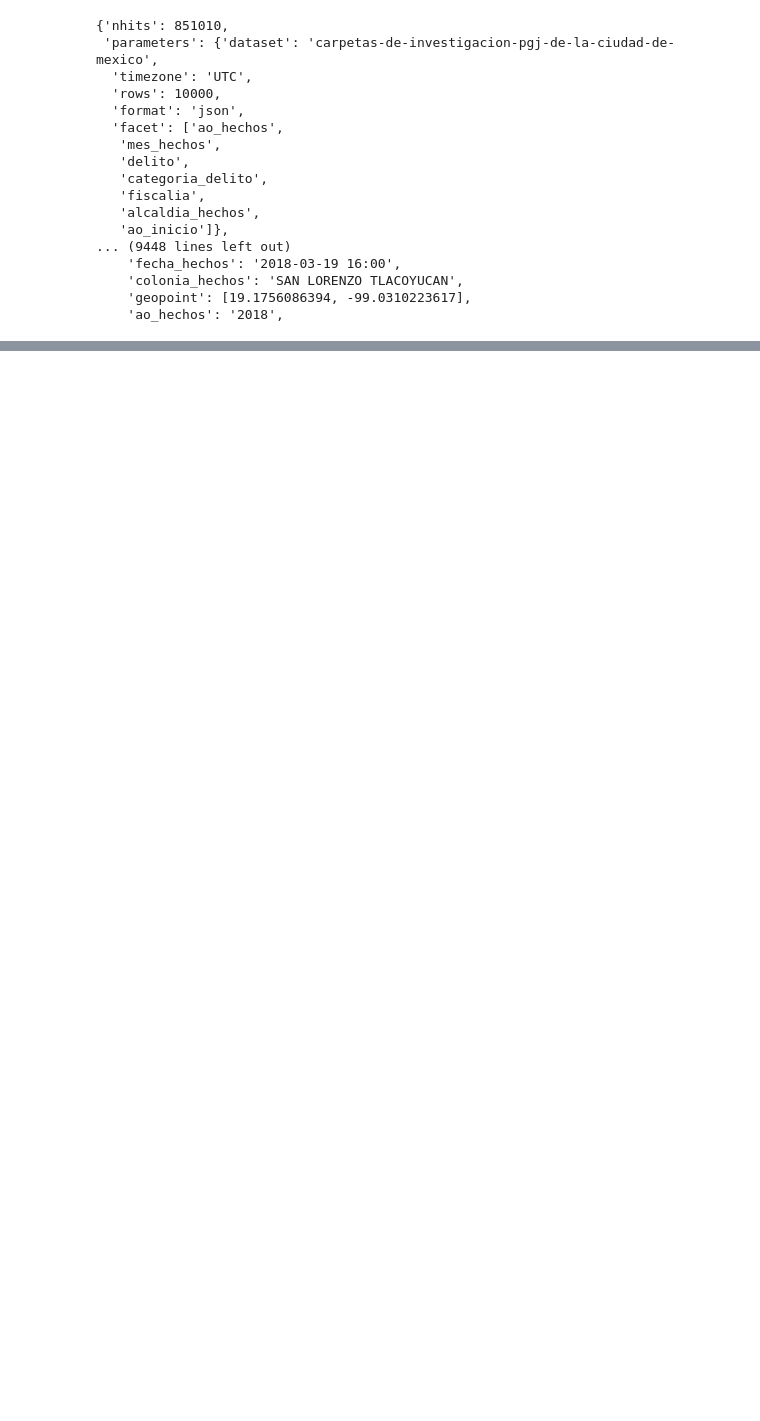
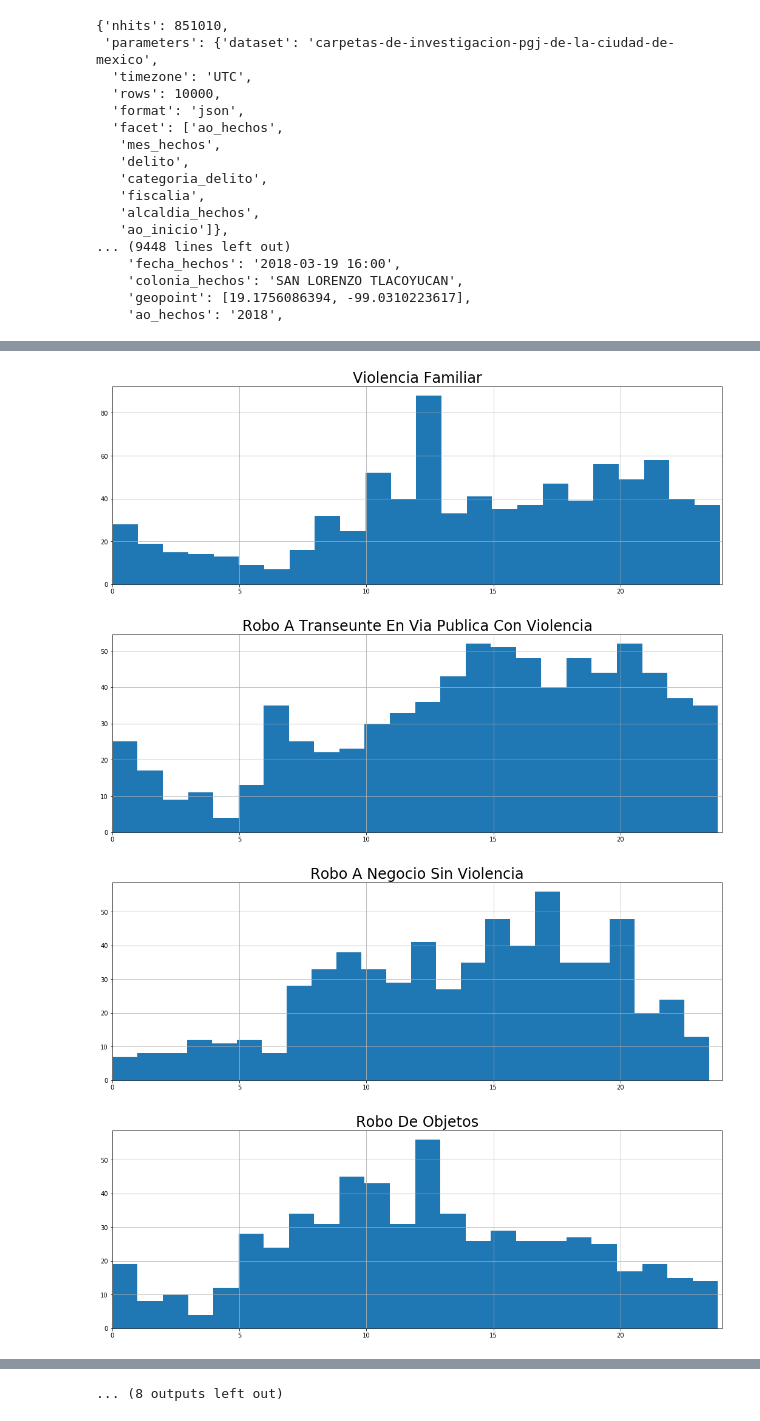
Before and after one commit to keita-dc/mexicocrime, a Jupyter notebook: mexico_crime.ipynb, the cells around one changed output, grey strips where cells are left out. Cells and saved outputs as stored; diff of their text form; code cells hidden in the pictures; blank space fills up the shorter version.

```diff
--- a/mexico_crime.ipynb
+++ b/mexico_crime.ipynb
@@ -106,0 +170,12 @@ fig.show()
+# %%
+for crime in df.groupby("delito").delito.count().sort_values(ascending=False).head(20).index:
+    plt.figure(figsize=(18,6))
+    df.loc[df.delito==crime].time.hist(bins=24)
+    plt.xlim(0, 24)
+    plt.title(crime.title(), fontsize=24)
+    plt.show()
+# %% [output]
+[figure, added]
+[figure, added]
+[figure, added]
+[figure, added]
@@ -106,0 +190 @@ fig.show()
+... (8 outputs left out)
```
Also changed, not shown: parts of 8 cells of this notebook.
